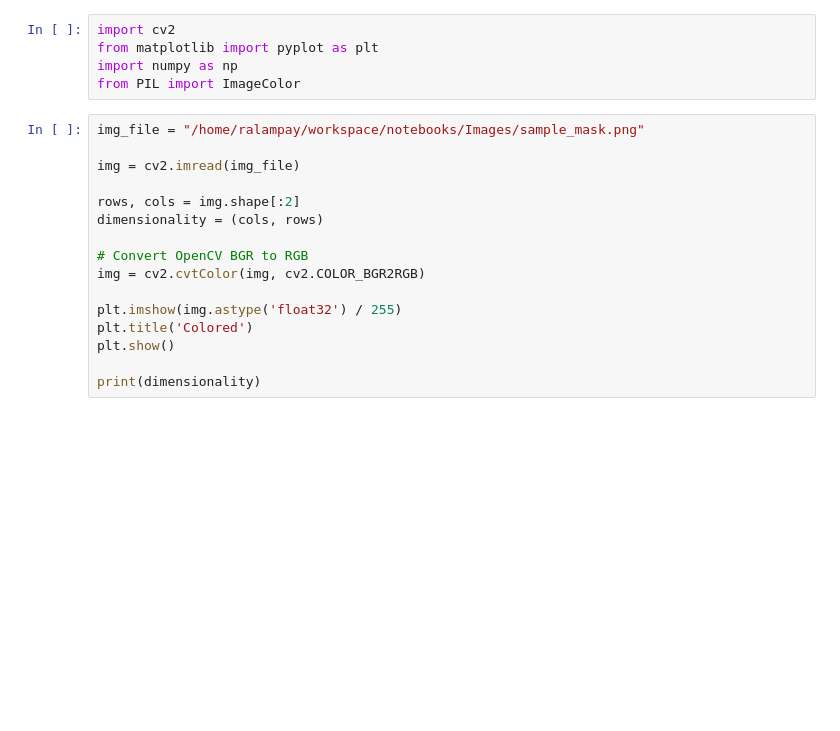
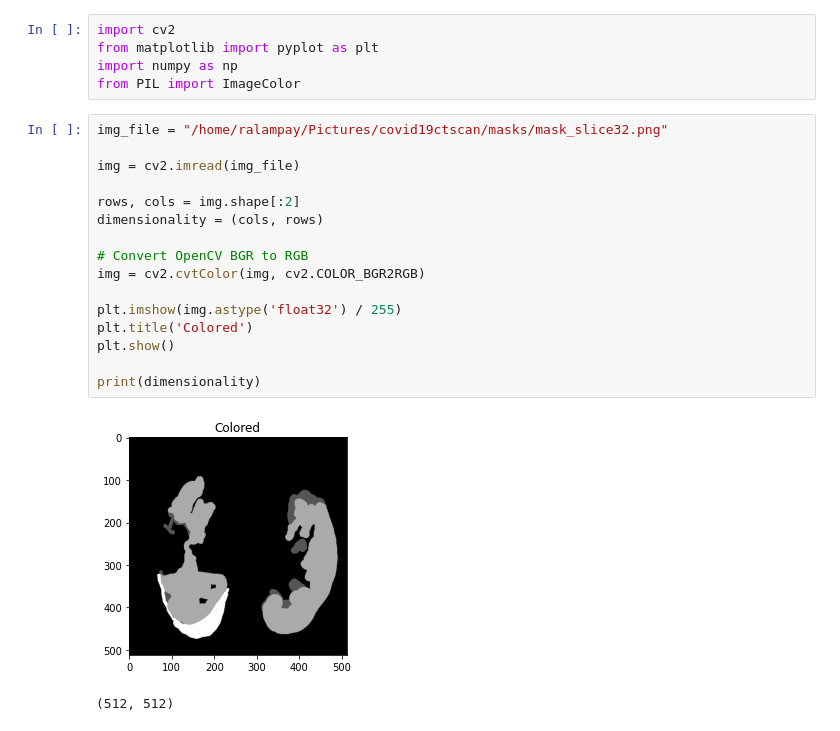
Before and after one commit to ralampay/notebooks, a Jupyter notebook: Prototypes/Convert PNG to TIFF for Semantic Segmentation.ipynb, the cells around one changed output. Cells and saved outputs as stored; diff of their text form; blank space fills up the shorter version.

```diff
--- a/Prototypes/Convert PNG to TIFF for Semantic Segmentation.ipynb
+++ b/Prototypes/Convert PNG to TIFF for Semantic Segmentation.ipynb
@@ -4,21 +4,24 @@ from matplotlib import pyplot as plt
 import numpy as np
 from PIL import ImageColor
 # %%
-img_file = "/home/ralampay/workspace/notebooks/Images/sample_mask.png"
+img_file = "/home/ralampay/Pictures/covid19ctscan/masks/mask_slice32.png"
 
 img = cv2.imread(img_file)
 
 rows, cols = img.shape[:2]
 dimensionality = (cols, rows)
 
 # Convert OpenCV BGR to RGB
 img = cv2.cvtColor(img, cv2.COLOR_BGR2RGB)
 
 plt.imshow(img.astype('float32') / 255)
 plt.title('Colored')
 plt.show()
 
 print(dimensionality)
+# %% [output]
+[figure, added]
+(512, 512)
 # %%
 gray = cv2.cvtColor(img, cv2.COLOR_BGR2GRAY)
 
```
Also changed, not shown: parts of 4 cells of this notebook, 7 other files.
